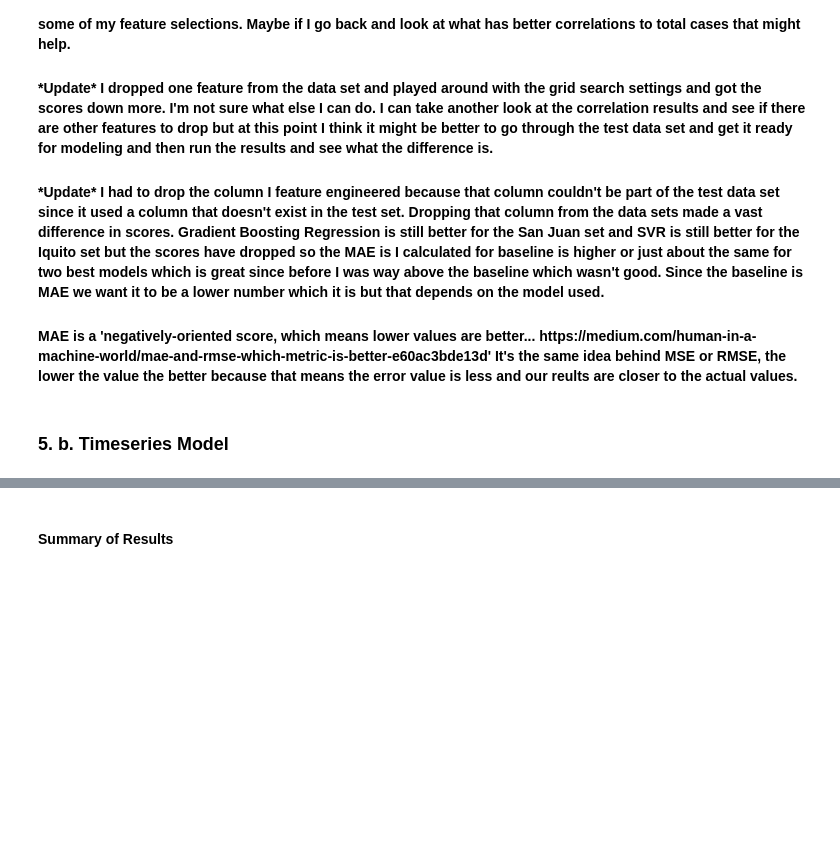
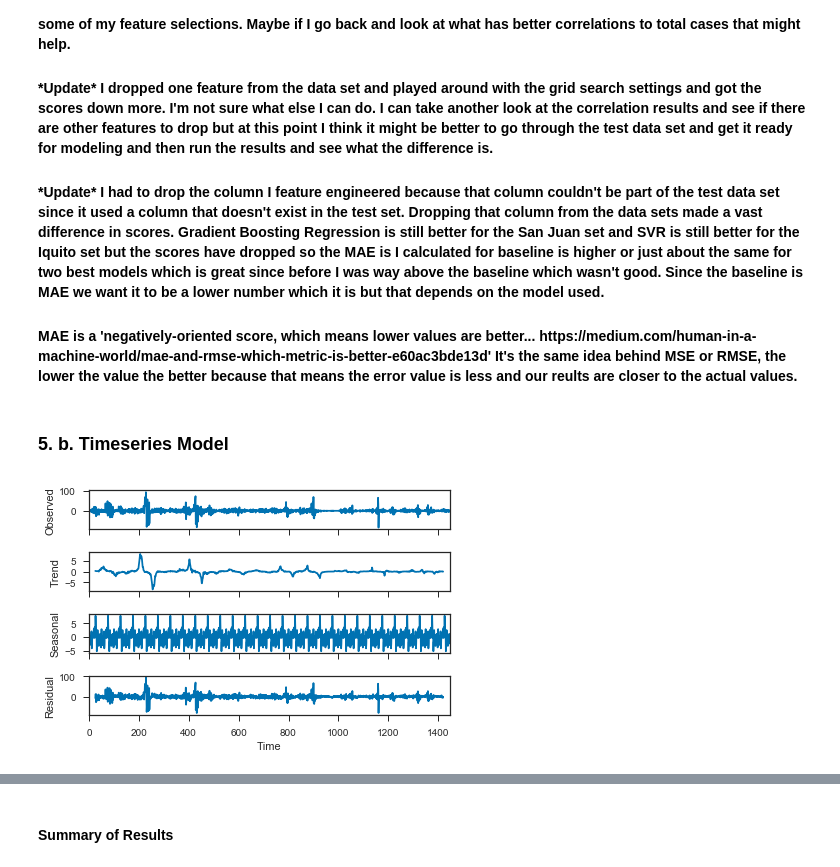
Before and after one commit to emmacorbino/Capstone, a Jupyter notebook: Capstone.ipynb, the cells around one changed output, grey strips where cells are left out. Drawn from its saved outputs; the diff is of its cells as text; code cells hidden in the pictures; blank space fills up the shorter version.

```diff
--- a/Capstone.ipynb
+++ b/Capstone.ipynb
@@ -1349,3 +1351,15 @@ Test score 5.603612328
 <h4> MAE is a 'negatively-oriented score, which means lower values are better... https://medium.com/human-in-a-machine-world/mae-and-rmse-which-metric-is-better-e60ac3bde13d' It's the same idea behind MSE or RMSE, the lower the value the better because that means the error value is less and our reults are closer to the actual values.</h4>
 # %% [markdown]
 ### 5. b. Timeseries Model
+# %%
+#decompose= sm.tsa.seasonal_decompose(dengue['week_start_date'])
+#dengue.reset_index(inplace=True)
+#dengue['week_start_date'] = pd.to_datetime(dengue['week_start_date'])
+#dengue_ts = dengue.set_index('week_start_date')
+change_in_cases_series = pd.Series(dengue['change_in_cases'])
+decomposed = sm.tsa.seasonal_decompose(change_in_cases_series.values, model='additive', freq = 50)
+#s=sm.tsa.seasonal_decompose(dengue.change_in_cases)
+decomposed.plot()
+pyplot.show()
+# %% [output]
+[figure, added]
```
Also changed, not shown: parts of 10 cells of this notebook.
